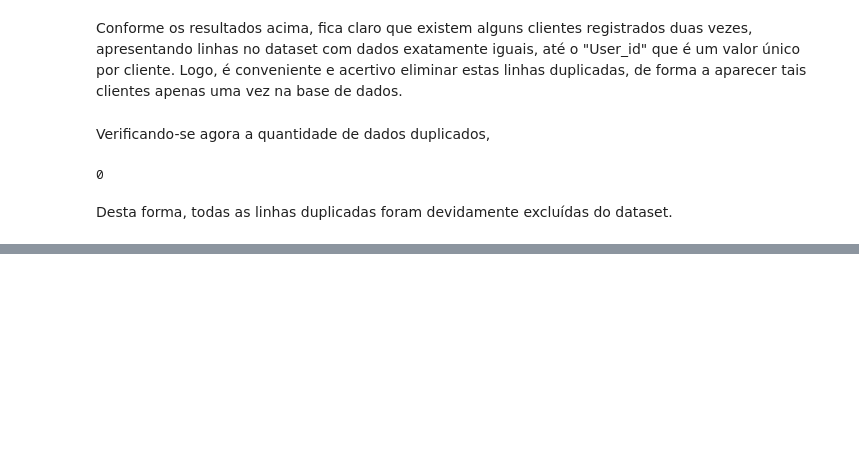
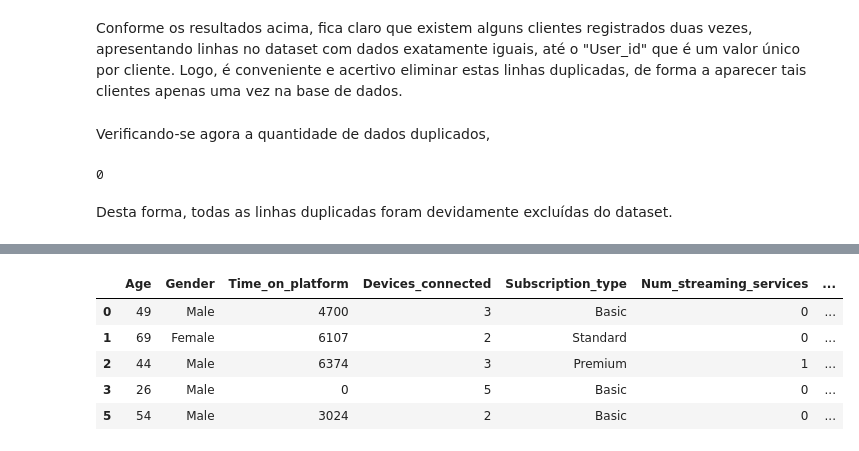
Before and after one commit to rfprates/modelo_classificacao_churn_streaming, a Jupyter notebook: case_classificacao_churn_streaming.ipynb, the cells around one changed output, grey strips where cells are left out. Saved outputs shown, nothing was run; the diff lists cells and outputs as text; code cells hidden in the pictures; blank space fills up the shorter version.

```diff
--- a/case_classificacao_churn_streaming.ipynb
+++ b/case_classificacao_churn_streaming.ipynb
@@ -383,0 +418,4 @@ Desta forma, todas as linhas duplicadas foram devidamente excluídas do dataset.
+# %%
+for coluna in streaming.select_dtypes('number').columns:
+  if streaming[coluna].dtype != 'int' and coluna != 'Avg_rating':
+    streaming[coluna] = streaming[coluna].astype('int')
@@ -383,0 +454,12 @@ Desta forma, todas as linhas duplicadas foram devidamente excluídas do dataset.
+# %%
+x = streaming.drop(columns = ['User_id', 'Churned'])  # features
+y = streaming[['Churned']]                            # target
+# %%
+x.head()
+# %% [output]
+|  | Age | Gender | Time_on_platform | Devices_connected | Subscription_type | Num_streaming_services | ... |
+| 0 | 49 | Male | 4700 | 3 | Basic | 0 | ... |
+| 1 | 69 | Female | 6107 | 2 | Standard | 0 | ... |
+| 2 | 44 | Male | 6374 | 3 | Premium | 1 | ... |
+| 3 | 26 | Male | 0 | 5 | Basic | 0 | ... |
+| 5 | 54 | Male | 3024 | 2 | Basic | 0 | ... |
```
Also changed, not shown: parts of 14 cells of this notebook.
